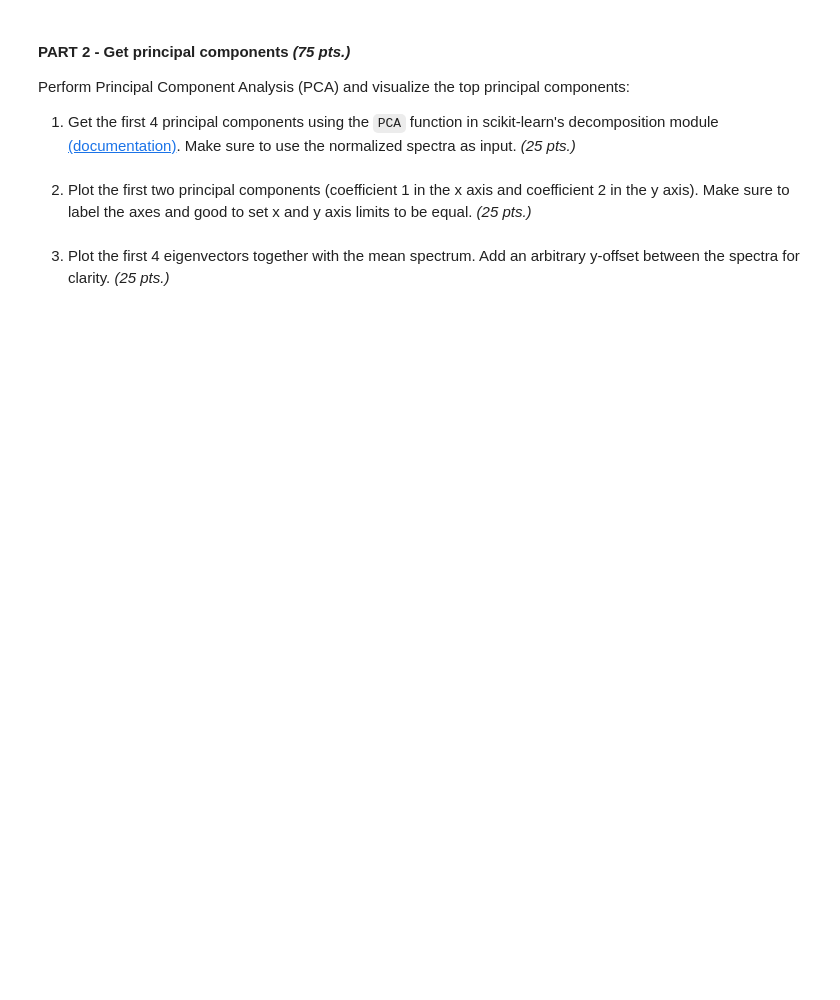
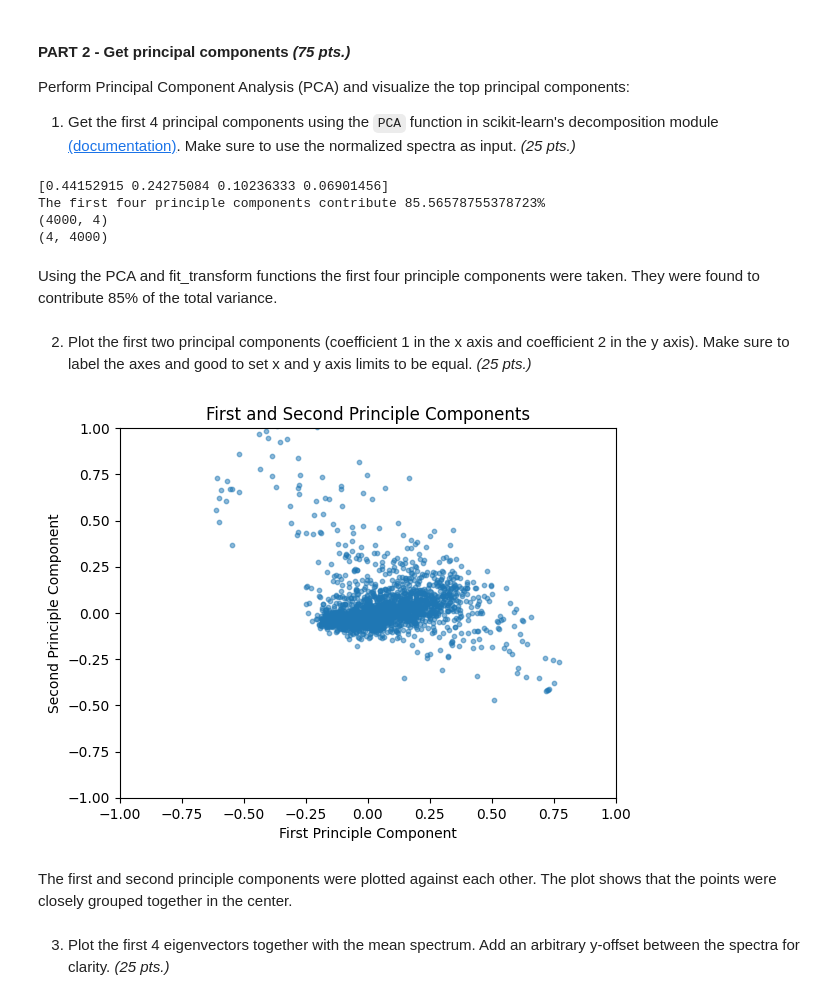
Before and after one commit to Damalius/Applied-Physics-157, a Jupyter notebook: Estacio_lab_assignmnent_A3.ipynb, the cells around one changed output. Saved outputs shown, nothing was run; the diff lists cells and outputs as text; code cells hidden in the pictures; blank space fills up the shorter version.

```diff
--- a/Estacio_lab_assignmnent_A3.ipynb
+++ b/Estacio_lab_assignmnent_A3.ipynb
@@ -128,7 +138,41 @@ plt.show()
 
 Perform Principal Component Analysis (PCA) and visualize the top principal components:
 1. Get the first 4 principal components using the ``PCA`` function in scikit-learn's decomposition module [(documentation)](https://scikit-learn.org/0.15/modules/generated/sklearn.decomposition.PCA.html#sklearn.decomposition.PCA). Make sure to use the normalized spectra as input. *(25 pts.)*
+# %%
+from sklearn.decomposition import PCA
+
+pca = PCA(n_components = 4)
+pca.fit_transform(spectra_normal)
+spectra_pca = pca.fit_transform(spectra_normal)
+# Save principle component data
+PCA(copy = True, n_components = 4, whiten = False)
+print(pca.explained_variance_ratio_)
+print("The first four principle components contribute " + str(np.sum(pca.explained_variance_ratio_)*100) + "%")
+print(np.shape(spectra_pca))
+spectra_pca = np.transpose(spectra_pca)
+print(np.shape(spectra_pca))
+# Transpose matrix to make it easier to graph
+# %% [output]
+[0.44152915 0.24275084 0.10236333 0.06901456]
+The first four principle components contribute 85.56578755378723%
+(4000, 4)
+(4, 4000)
+# %% [markdown]
+Using the PCA and fit_transform functions the first four principle components were taken. They were found to contribute 85% of the total variance.
 # %% [markdown]
 2. Plot the first two principal components (coefficient 1 in the x axis and coefficient 2 in the y axis). Make sure to label the axes and good to set x and y axis limits to be equal. *(25 pts.)*
+# %%
+plt.scatter(spectra_pca[0], spectra_pca[1], s = 10, alpha = 0.5)
+plt.xlim((-1, 1))
+plt.ylim((-1, 1))
+plt.title("First and Second Principle Components")
+plt.xlabel("First Principle Component")
+plt.ylabel("Second Principle Component")
+plt.show()
+# Plotting first and second principle components
+# %% [output]
+[figure, added]
+# %% [markdown]
+The first and second principle components were plotted against each other. The plot shows that the points were closely grouped together in the center.
 # %% [markdown]
 3. Plot the first 4 eigenvectors together with the mean spectrum. Add an arbitrary y-offset between the spectra for clarity. *(25 pts.)*
```
Also changed, not shown: parts of 6 cells of this notebook.
